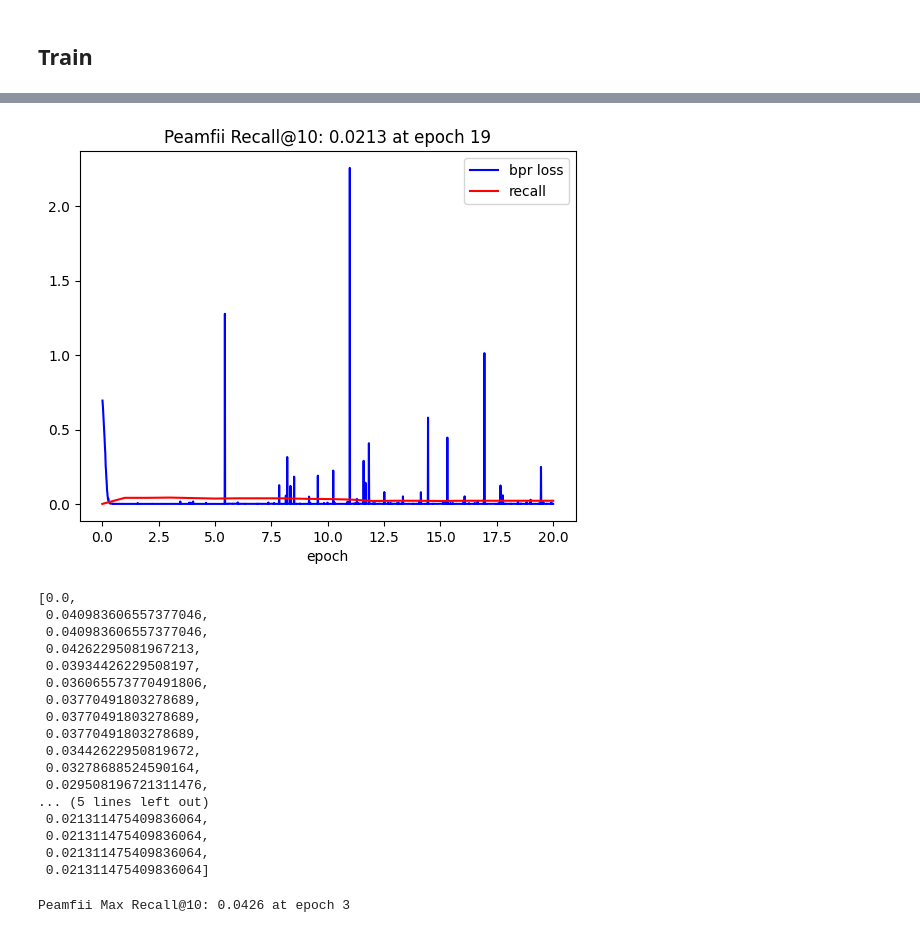
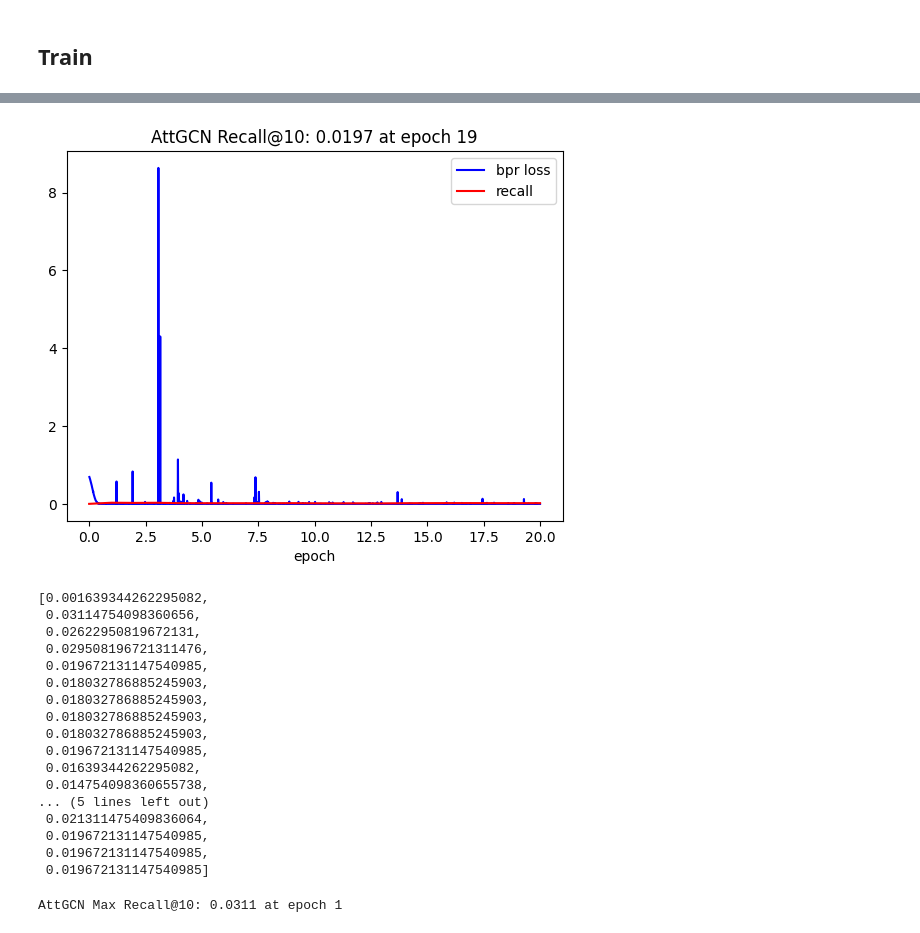
Before and after one commit to donglinkang2021/LKGCN, a Jupyter notebook: new_model_BPR.ipynb, the cells around one changed output, grey strips where cells are left out. Drawn from its saved outputs; the diff is of its cells as text; code cells hidden in the pictures.

```diff
--- a/new_model_BPR.ipynb
+++ b/new_model_BPR.ipynb
@@ -16,11 +16,11 @@ len(train_loader)
 # %% [markdown]
 ## Model Config
 # %%
-from gcn.attention import DeePeamfii
+from gcn.attention import AttGCN
 from gcn.loss import BPRLoss
 device = "cuda" if torch.cuda.is_available() else "cpu"
 n_factors = 10
-model = DeePeamfii(num_users, num_items, n_factors)
+model = AttGCN(num_users, num_items, n_factors)
 model.to(device)
 learning_rate, weight_decay = 0.01, 1e-5
 optimizer = torch.optim.Adam(model.parameters(), lr = learning_rate, weight_decay=weight_decay)
@@ -94,10 +94,10 @@ for epoch in range(num_epochs):
     ani.ax.plot(epoch_list, recall_list, color='r', label='recall')
     ani.ax.set_xlabel('epoch')
     ani.ax.legend()
-    ani.ax.set_title(f'DeePeamfii Recall@{topk}: {recall_list[-1]:.4f} at epoch {epoch}')
+    ani.ax.set_title(f'AttGCN Recall@{topk}: {recall_list[-1]:.4f} at epoch {epoch}')
     ani.render()
 
-    print(f'DeePeamfii Recall@{topk}: {recall_list[-1]:.4f} at epoch {epoch}')
+    print(f'AttGCN Recall@{topk}: {recall_list[-1]:.4f} at epoch {epoch}')
 
 ani.close()
 # %% [output]
@@ -122,36 +106,36 @@ step:25/98 epoch:15/20 loss:3.4465291731677894e-10
 # %%
 import matplotlib.pyplot as plt
 plt.plot(train_epoch_perc, train_loss, color='b', label='bpr loss')
 plt.plot(epoch_list, recall_list, color='r', label='recall')
 plt.xlabel("epoch")
 plt.legend()
-plt.title(f'DeePeamfii Recall@{topk}: {recall_list[-1]:.4f} at epoch {epoch}')
-plt.savefig(f'./images/DeePeamfii Recall@{topk}: {recall_list[-1]:.4f} at epoch {epoch}.png')
+plt.title(f'AttGCN Recall@{topk}: {recall_list[-1]:.4f} at epoch {epoch}')
+plt.savefig(f'./images/AttGCN Recall@{topk}: {recall_list[-1]:.4f} at epoch {epoch}.png')
 plt.show()
 # %% [output]
-[figure, old version]
+[figure, new version]
 # %%
 recall_list
 # %% [output]
-[0.0,
- 0.040983606557377046,
- 0.040983606557377046,
- 0.04262295081967213,
- 0.03934426229508197,
- 0.036065573770491806,
- 0.03770491803278689,
- 0.03770491803278689,
- 0.03770491803278689,
- 0.03442622950819672,
- 0.03278688524590164,
+[0.001639344262295082,
+ 0.03114754098360656,
+ 0.02622950819672131,
  0.029508196721311476,
+ 0.019672131147540985,
+ 0.018032786885245903,
+ 0.018032786885245903,
+ 0.018032786885245903,
+ 0.018032786885245903,
+ 0.019672131147540985,
+ 0.01639344262295082,
+ 0.014754098360655738,
 ... (5 lines left out)
  0.021311475409836064,
- 0.021311475409836064,
- 0.021311475409836064,
- 0.021311475409836064]
+ 0.019672131147540985,
+ 0.019672131147540985,
+ 0.019672131147540985]
 # %%
 # max(recall_list), min(rmse_list)
-print(f'DeePeamfii Max Recall@{topk}: {max(recall_list):.4f} at epoch {recall_list.index(max(recall_list))}')
+print(f'AttGCN Max Recall@{topk}: {max(recall_list):.4f} at epoch {recall_list.index(max(recall_list))}')
 # %% [output]
-Peamfii Max Recall@10: 0.0426 at epoch 3
+AttGCN Max Recall@10: 0.0311 at epoch 1
```
Also changed, not shown: parts of 1 cell of this notebook, 4 other files.
